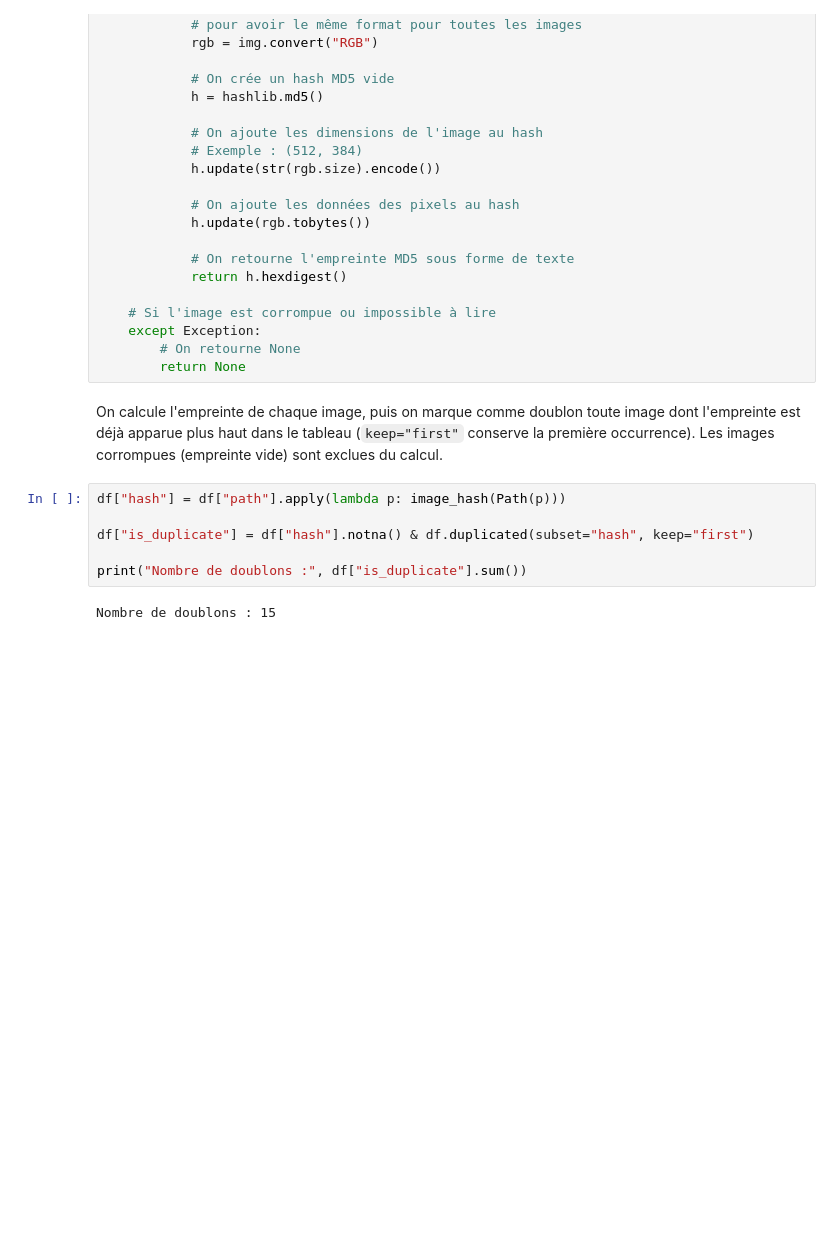
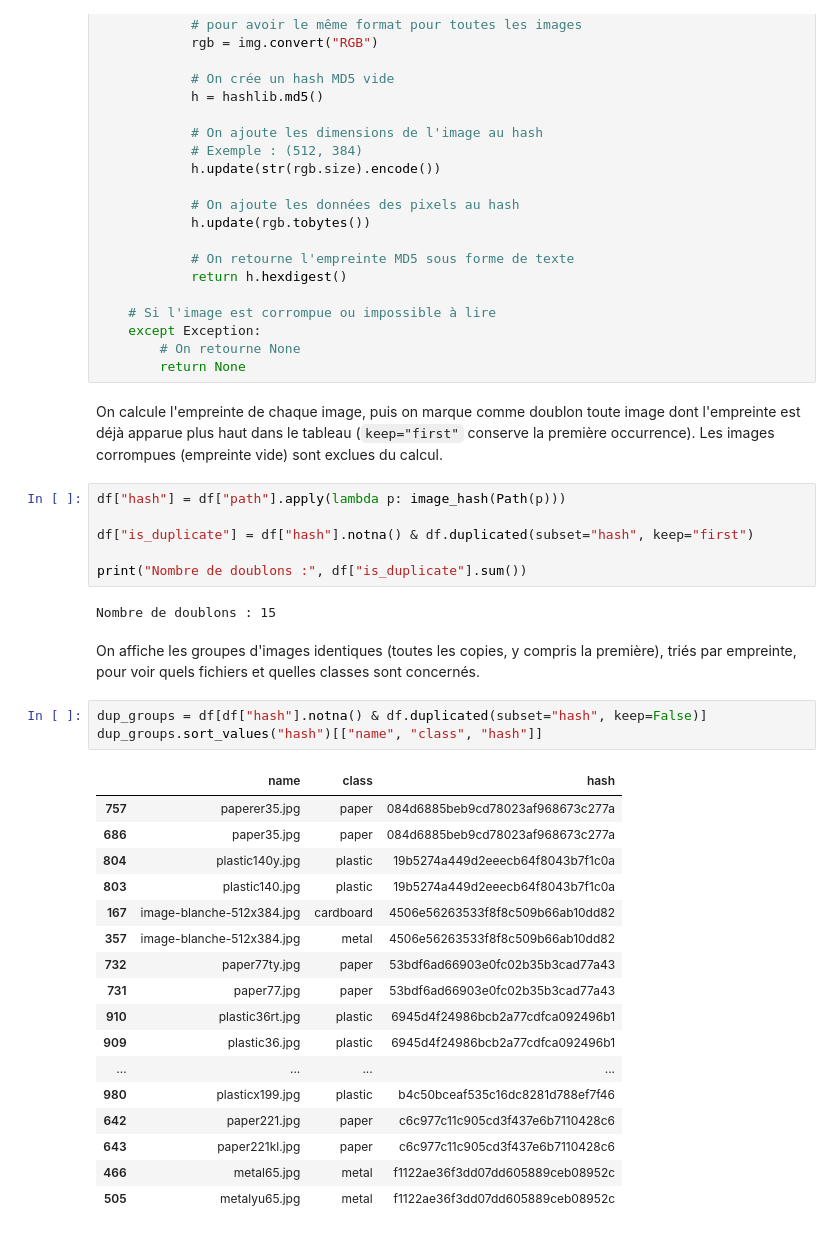
Before and after one commit to galassmyname/Atelier-Images, a Jupyter notebook: atelier_prepa_donnees_images/notebooks/atelier_prepa_donnees_images.ipynb, the cells around one changed output. Cells and saved outputs as stored; diff of their text form; blank space fills up the shorter version.

Commit message:
Détection des images mal classéés

```diff
--- a/atelier_prepa_donnees_images/notebooks/atelier_prepa_donnees_images.ipynb
+++ b/atelier_prepa_donnees_images/notebooks/atelier_prepa_donnees_images.ipynb
@@ -327,3 +327,26 @@ df["is_duplicate"] = df["hash"].notna() & df.duplicated(subset="hash", keep="fir
 print("Nombre de doublons :", df["is_duplicate"].sum())
 # %% [output]
 Nombre de doublons : 15
+# %% [markdown]
+On affiche les groupes d'images identiques (toutes les copies, y compris la première), triés par empreinte, pour voir quels fichiers et quelles classes sont concernés.
+# %%
+dup_groups = df[df["hash"].notna() & df.duplicated(subset="hash", keep=False)]
+dup_groups.sort_values("hash")[["name", "class", "hash"]]
+# %% [output]
+|  | name | class | hash |
+| 757 | paperer35.jpg | paper | 084d6885beb9cd78023af968673c277a |
+| 686 | paper35.jpg | paper | 084d6885beb9cd78023af968673c277a |
+| 804 | plastic140y.jpg | plastic | 19b5274a449d2eeecb64f8043b7f1c0a |
+| 803 | plastic140.jpg | plastic | 19b5274a449d2eeecb64f8043b7f1c0a |
+| 167 | image-blanche-512x384.jpg | cardboard | 4506e56263533f8f8c509b66ab10dd82 |
+| 357 | image-blanche-512x384.jpg | metal | 4506e56263533f8f8c509b66ab10dd82 |
+| 732 | paper77ty.jpg | paper | 53bdf6ad66903e0fc02b35b3cad77a43 |
+| 731 | paper77.jpg | paper | 53bdf6ad66903e0fc02b35b3cad77a43 |
+| 910 | plastic36rt.jpg | plastic | 6945d4f24986bcb2a77cdfca092496b1 |
+| 909 | plastic36.jpg | plastic | 6945d4f24986bcb2a77cdfca092496b1 |
+| ... | ... | ... | ... |
+| 980 | plasticx199.jpg | plastic | b4c50bceaf535c16dc8281d788ef7f46 |
+| 642 | paper221.jpg | paper | c6c977c11c905cd3f437e6b7110428c6 |
+| 643 | paper221kl.jpg | paper | c6c977c11c905cd3f437e6b7110428c6 |
+| 466 | metal65.jpg | metal | f1122ae36f3dd07dd605889ceb08952c |
+| 505 | metalyu65.jpg | metal | f1122ae36f3dd07dd605889ceb08952c |
```
Also changed, not shown: parts of 1 cell of this notebook.
